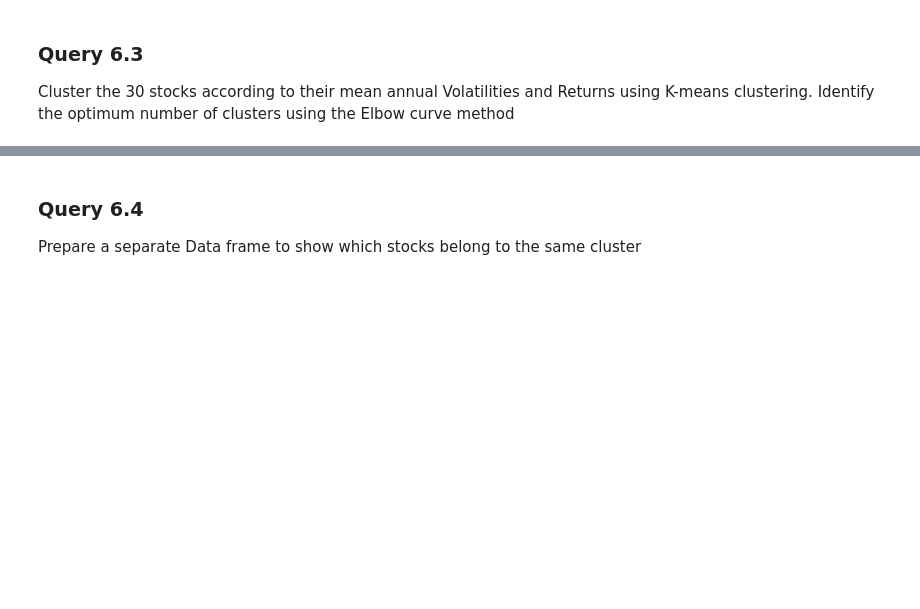
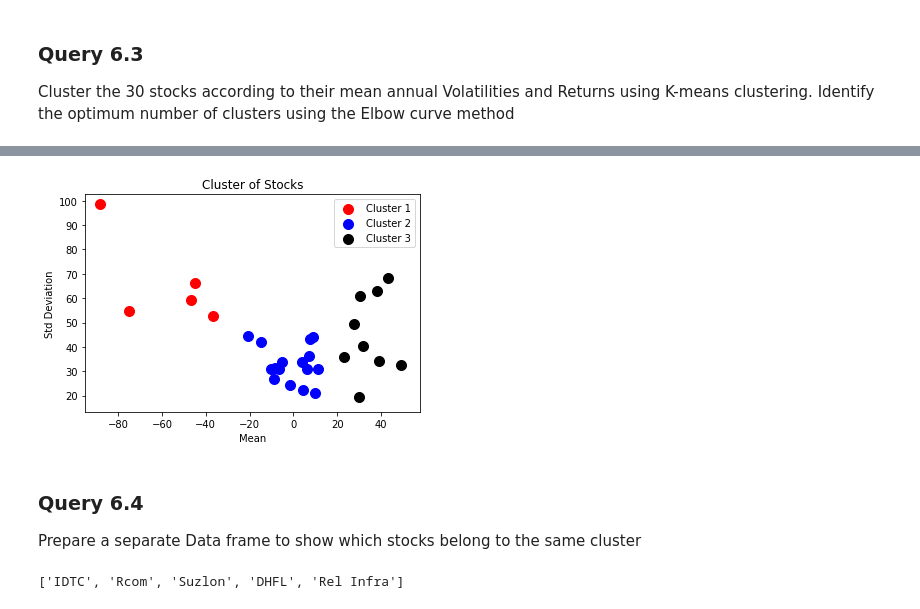
Before and after one commit to Daywalker21/AICTE-Aspiration.ai_ML-DS, a Jupyter notebook: Module 6.ipynb, the cells around one changed output, grey strips where cells are left out. Saved outputs shown, nothing was run; the diff lists cells and outputs as text; code cells hidden in the pictures; blank space fills up the shorter version.

```diff
--- a/Module 6.ipynb
+++ b/Module 6.ipynb
@@ -260,4 +284,36 @@ Cluster the 30 stocks according to their mean annual Volatilities and Returns us
+# %%
+kmeans = KMeans(n_clusters = 3,init='k-means++',max_iter=300,
+                    n_init = 10,random_state=0)
+y_kmeans = kmeans.fit_predict(X)
+
+#---Visualising the cluster-----
+plt.scatter(X[y_kmeans==0,0],X[y_kmeans==0,1],s = 100
+            ,c = 'red',label = 'Cluster 1')
+
+plt.scatter(X[y_kmeans==1,0],X[y_kmeans==1,1],s = 100
+            ,c = 'blue',label = 'Cluster 2')
+
+
+plt.scatter(X[y_kmeans==2,0],X[y_kmeans==2,1],s = 100
+            ,c = 'black',label = 'Cluster 3')
+
+
+plt.title("Cluster of Stocks")
+plt.xlabel("Mean")
+plt.ylabel("Std Deviation")
+plt.legend()
+
+plt.show()
+# %% [output]
+[figure, added]
 # %% [markdown]
 
 ### Query 6.4
 Prepare a separate Data frame to show which stocks belong to the same cluster
+# %%
+name = data.iloc[:,0]
+cluster_1 = name[y_kmeans==0]
+cluster_1 = list(cluster_1)
+cluster_1
+# %% [output]
+['IDTC', 'Rcom', 'Suzlon', 'DHFL', 'Rel Infra']
```
Also changed, not shown: parts of 8 cells of this notebook.
